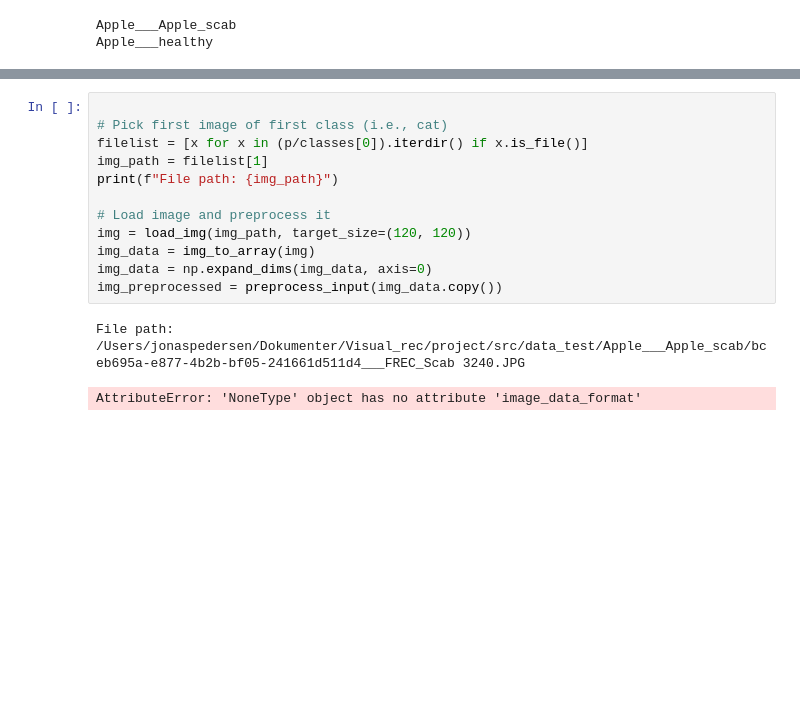
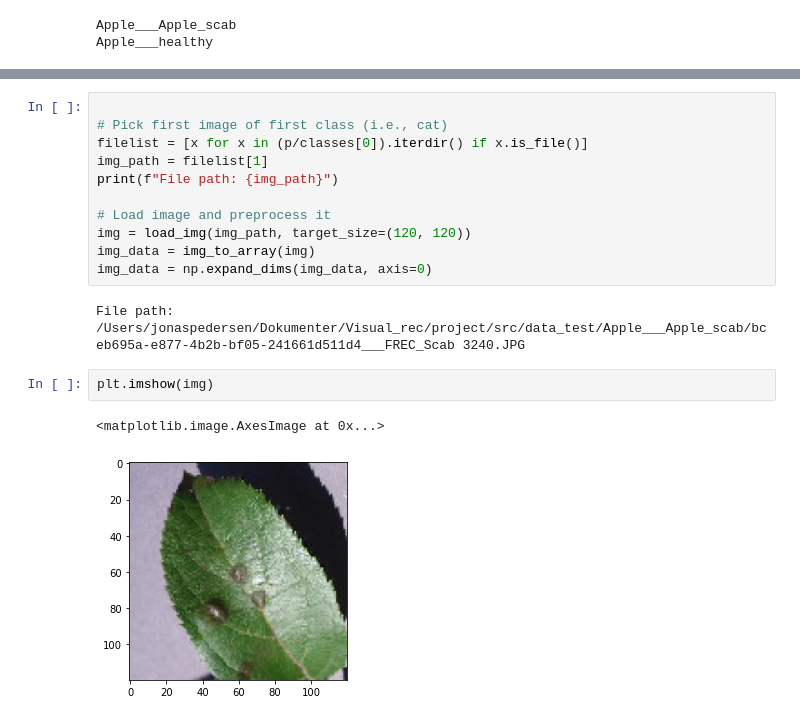
Before and after one commit to ge0metri/Deep-Learning-for-Visual-recognition-project, a Jupyter notebook: Notebook.ipynb, the cells around one changed output, grey strips where cells are left out. Saved outputs shown, nothing was run; the diff lists cells and outputs as text; blank space fills up the shorter version.

```diff
--- a/Notebook.ipynb
+++ b/Notebook.ipynb
@@ -71,7 +48,10 @@ print(f"File path: {img_path}")
 img = load_img(img_path, target_size=(120, 120))
 img_data = img_to_array(img)
 img_data = np.expand_dims(img_data, axis=0)
-img_preprocessed = preprocess_input(img_data.copy())
 # %% [output]
 File path: /Users/jonaspedersen/Dokumenter/Visual_rec/project/src/data_test/Apple___Apple_scab/bceb695a-e877-4b2b-bf05-241661d511d4___FREC_Scab 3240.JPG
-AttributeError: 'NoneType' object has no attribute 'image_data_format'
+# %%
+plt.imshow(img)
+# %% [output]
+<matplotlib.image.AxesImage at 0x...>
+[figure, added]
```
Also changed, not shown: parts of 4 cells of this notebook.
